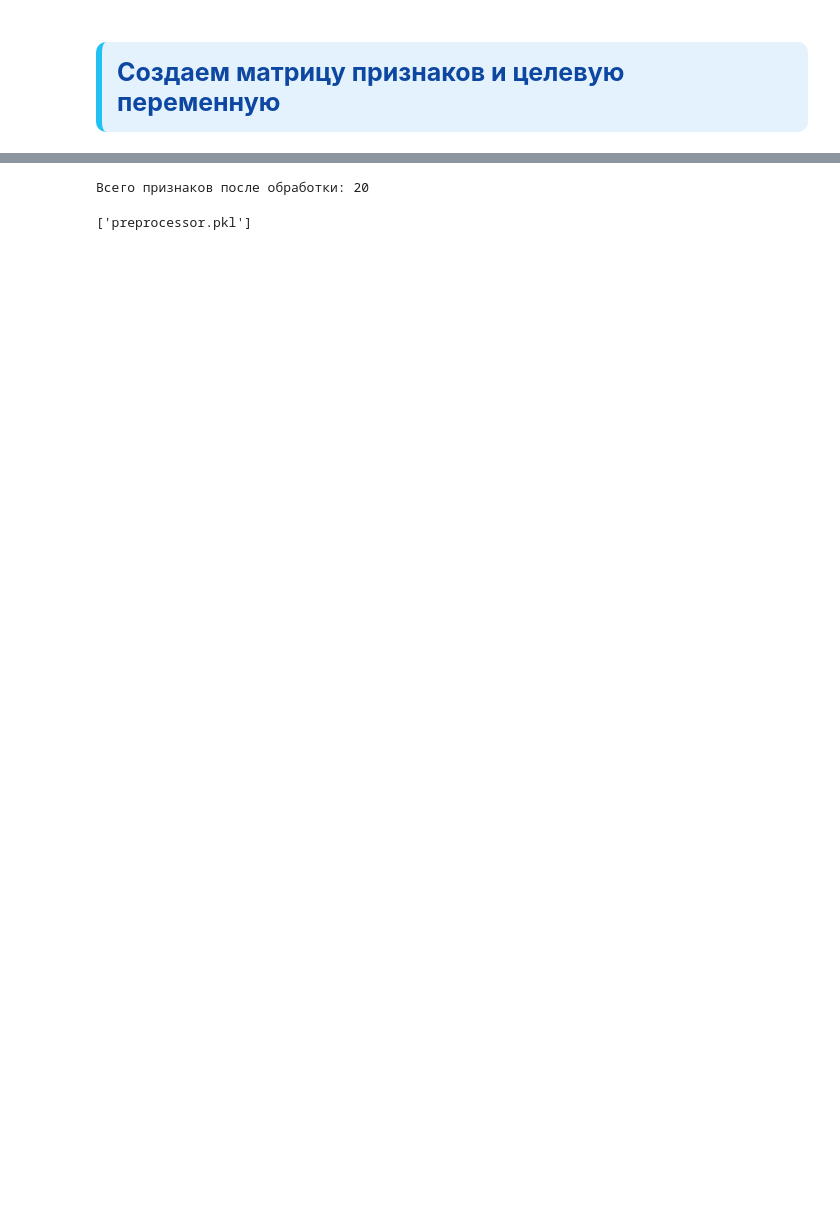
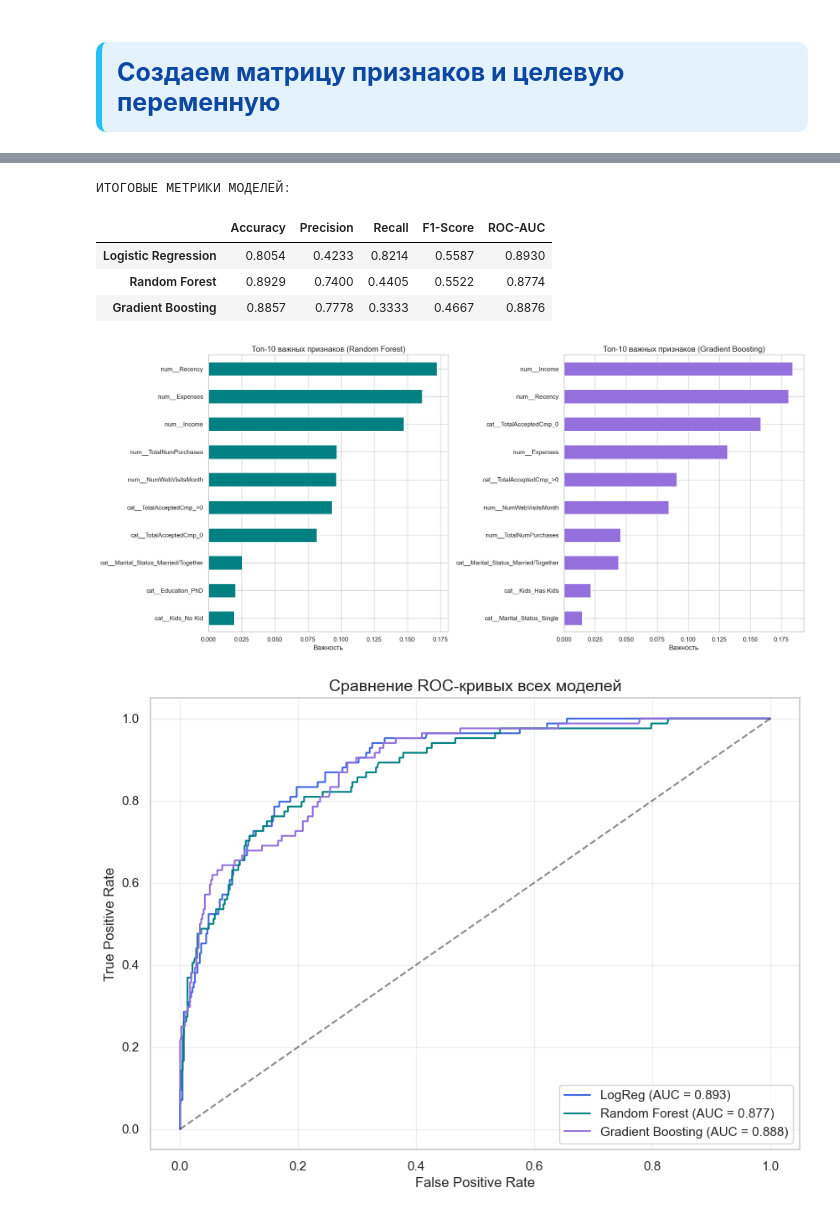
Before and after one commit to YaeKitsune13/MOIBD_coop_project, a Jupyter notebook: Customer_Personality_Analisis.ipynb, the cells around one changed output, grey strips where cells are left out. Drawn from its saved outputs; the diff is of its cells as text; code cells hidden in the pictures; blank space fills up the shorter version.

```diff
--- a/Customer_Personality_Analisis.ipynb
+++ b/Customer_Personality_Analisis.ipynb
@@ -1246,20 +1367,59 @@ X_test_processed = preprocessor.transform(X_test)
-# %%
-# Для числовых - оставляем оригинальные названия
-num_feature_names = num_features
-
-# Для категориальных - получаем названия после one-hot
-cat_feature_names = []
-for cat_feat in cat_features:
-    categories = preprocessor.named_transformers_['cat'].categories_[cat_features.index(cat_feat)]
-    for cat in categories:
-        cat_feature_names.append(f"{cat_feat}_{cat}")
-
-all_feature_names = num_feature_names + cat_feature_names
-
-print(f"Всего признаков после обработки: {len(all_feature_names)}")
-
-# Сохраняем препроцессор
-joblib.dump(preprocessor, 'preprocessor.pkl')
-# %% [output]
-Всего признаков после обработки: 20
-['preprocessor.pkl']
+# %%
+# 1. Создаем общую таблицу метрик
+comparison_df = pd.DataFrame({
+    'Logistic Regression': log_reg_metrics,
+    'Random Forest': rf_metrics,
+    'Gradient Boosting': gb_metrics
+}).T
+
+print("ИТОГОВЫЕ МЕТРИКИ МОДЕЛЕЙ:")
+display(comparison_df.round(4))
+
+# 2. Визуализация важности признаков для RF и GB (сравнение)
+fig, (ax1, ax2) = plt.subplots(1, 2, figsize=(18, 8))
+
+# График для Random Forest
+feat_importances_rf = pd.Series(best_rf.feature_importances_, index=all_feature_names)
+feat_importances_rf.nlargest(10).sort_values(ascending=True).plot(kind='barh', color='teal', ax=ax1)
+ax1.set_title('Топ-10 важных признаков (Random Forest)', fontsize=14)
+ax1.set_xlabel('Важность')
+
+# График для Gradient Boosting
+feat_importances_gb = pd.Series(best_gb.feature_importances_, index=all_feature_names)
+feat_importances_gb.nlargest(10).sort_values(ascending=True).plot(kind='barh', color='mediumpurple', ax=ax2)
+ax2.set_title('Топ-10 важных признаков (Gradient Boosting)', fontsize=14)
+ax2.set_xlabel('Важность')
+
+plt.tight_layout()
+plt.show()
+
+# 3. Общий график ROC-кривых для всех трех моделей
+plt.figure(figsize=(10, 7))
+
+# Логистическая регрессия
+fpr_log, tpr_log, _ = roc_curve(y_test, y_pred_proba_log_reg)
+plt.plot(fpr_log, tpr_log, label=f'LogReg (AUC = {log_reg_metrics["ROC-AUC"]:.3f})', color='royalblue')
+
+# Random Forest
+fpr_rf, tpr_rf, _ = roc_curve(y_test, y_pred_proba_rf)
+plt.plot(fpr_rf, tpr_rf, label=f'Random Forest (AUC = {rf_metrics["ROC-AUC"]:.3f})', color='teal')
+
+# Gradient Boosting
+fpr_gb, tpr_gb, _ = roc_curve(y_test, y_pred_proba_gb)
+plt.plot(fpr_gb, tpr_gb, label=f'Gradient Boosting (AUC = {gb_metrics["ROC-AUC"]:.3f})', color='mediumpurple')
+
+plt.plot([0, 1], [0, 1], 'k--', alpha=0.5)
+plt.xlabel('False Positive Rate')
+plt.ylabel('True Positive Rate')
+plt.title('Сравнение ROC-кривых всех моделей', fontsize=14)
+plt.legend()
+plt.grid(alpha=0.3)
+plt.show()
+# %% [output]
+ИТОГОВЫЕ МЕТРИКИ МОДЕЛЕЙ:
+|  | Accuracy | Precision | Recall | F1-Score | ROC-AUC |
+| Logistic Regression | 0.8054 | 0.4233 | 0.8214 | 0.5587 | 0.8930 |
+| Random Forest | 0.8929 | 0.7400 | 0.4405 | 0.5522 | 0.8774 |
+| Gradient Boosting | 0.8857 | 0.7778 | 0.3333 | 0.4667 | 0.8876 |
+[figure, added]
+[figure, added]
```
Also changed, not shown: parts of 23 cells of this notebook, 2 other files.
